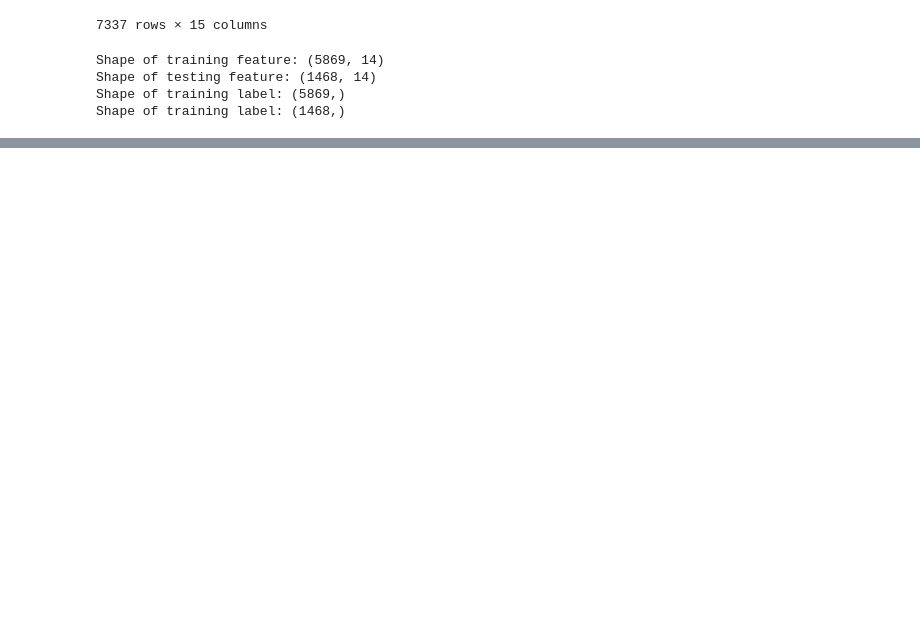
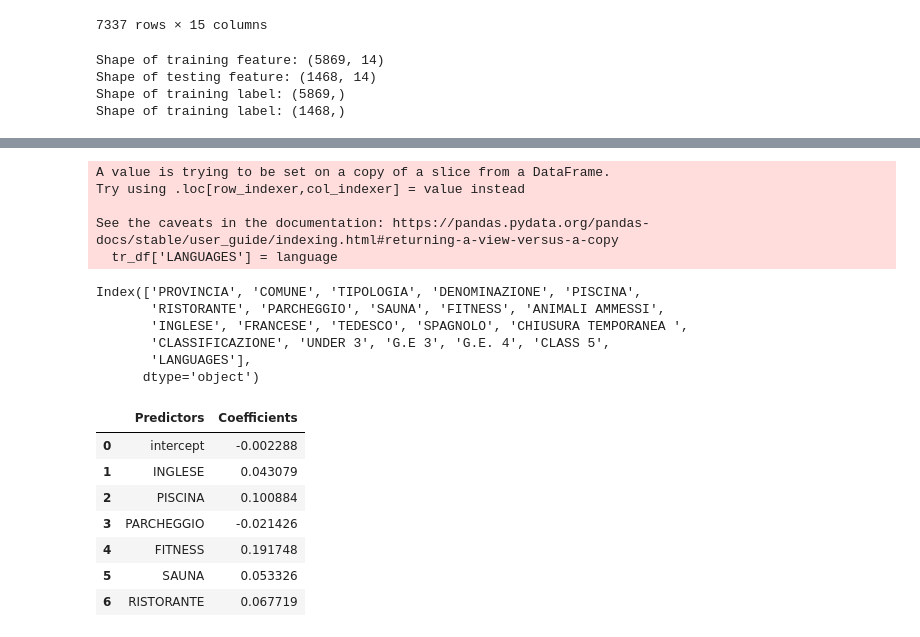
Before and after one commit to NicoloAvesani/project_Tourist_Residences_in_Veneto, a Jupyter notebook: project_on_colab.ipynb, the cells around one changed output, grey strips where cells are left out. Cells and saved outputs as stored; diff of their text form; code cells hidden in the pictures; blank space fills up the shorter version.

```diff
--- a/project_on_colab.ipynb
+++ b/project_on_colab.ipynb
@@ -2094,0 +2122,55 @@ Confusion Matrix:
+# %%
+language=[]
+for i in range(len(tr_df)):
+  if (tr_df['INGLESE'][i] == 1) & (tr_df['TEDESCO'][i] == 1) & (tr_df['SPAGNOLO'][i] == 1) & (tr_df['FRANCESE'][i] == 1) :
+    language.append(1)
+  else:
+    language.append(0)
+
+tr_df['LANGUAGES'] = language
+# %% [output]
+A value is trying to be set on a copy of a slice from a DataFrame.
+Try using .loc[row_indexer,col_indexer] = value instead
+
+See the caveats in the documentation: https://pandas.pydata.org/pandas-docs/stable/user_guide/indexing.html#returning-a-view-versus-a-copy
+  tr_df['LANGUAGES'] = language
+# %%
+tr_df.columns
+# %% [output]
+Index(['PROVINCIA', 'COMUNE', 'TIPOLOGIA', 'DENOMINAZIONE', 'PISCINA',
+       'RISTORANTE', 'PARCHEGGIO', 'SAUNA', 'FITNESS', 'ANIMALI AMMESSI',
+       'INGLESE', 'FRANCESE', 'TEDESCO', 'SPAGNOLO', 'CHIUSURA TEMPORANEA ',
+       'CLASSIFICAZIONE', 'UNDER 3', 'G.E 3', 'G.E. 4', 'CLASS 5',
+       'LANGUAGES'],
+      dtype='object')
+# %%
+## linear regression
+
+import sklearn
+from sklearn.linear_model import LinearRegression
+
+y_under_3 = tr_df['G.E. 4']
+y_over_3 = tr_df['CLASS 5']
+
+x_english = tr_df['INGLESE']
+x_pool = tr_df['PISCINA']
+
+X = tr_df[['INGLESE','PISCINA','PARCHEGGIO','FITNESS','SAUNA','RISTORANTE']]
+
+reg=LinearRegression().fit(X,y_under_3)
+
+intercept_label = ['intercept']
+coeff_df = pd.DataFrame([*intercept_label,*X.columns])
+coeff_df.columns = ['Predictors']
+coeff_df['Coefficients'] = [*[reg.intercept_], *reg.coef_]
+
+coeff_df
+# %% [output]
+|  | Predictors | Coefficients |
+| 0 | intercept | -0.002288 |
+| 1 | INGLESE | 0.043079 |
+| 2 | PISCINA | 0.100884 |
+| 3 | PARCHEGGIO | -0.021426 |
+| 4 | FITNESS | 0.191748 |
+| 5 | SAUNA | 0.053326 |
+| 6 | RISTORANTE | 0.067719 |
```
Also changed, not shown: parts of 16 cells of this notebook.
